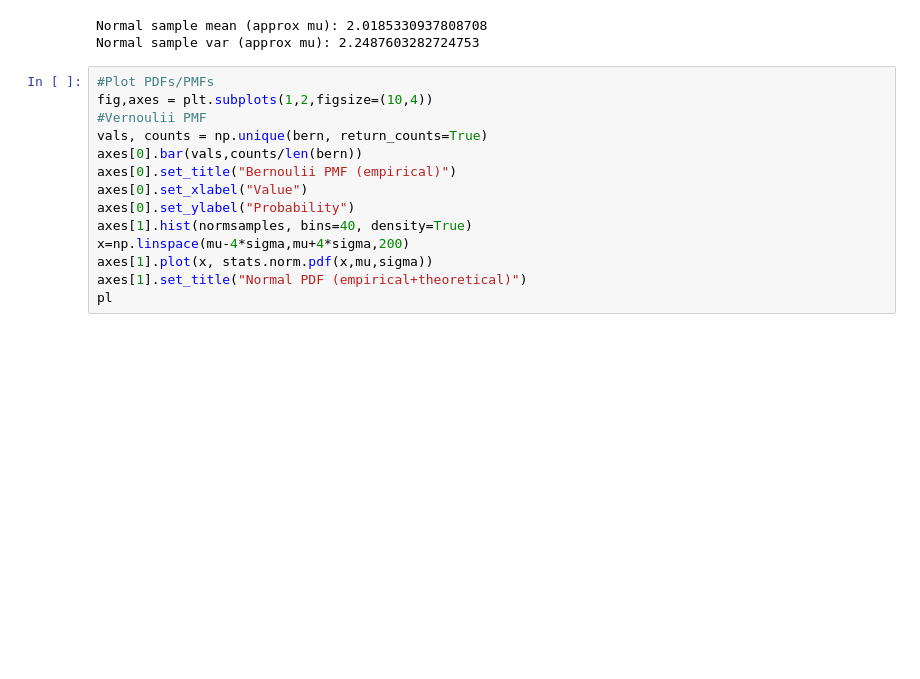
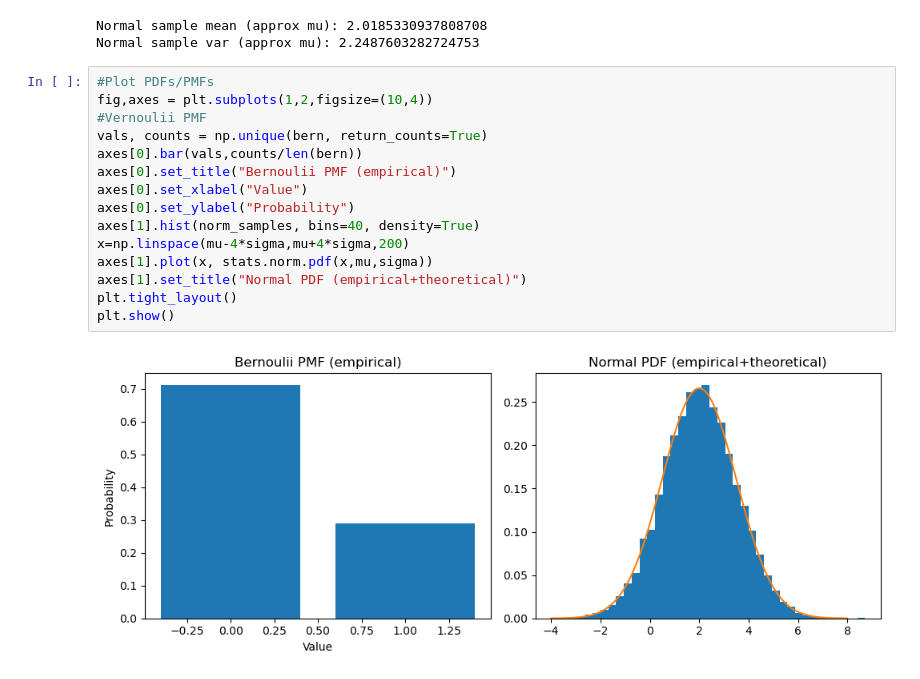
Before and after one commit to Coder-Amlan-for-College/MLC, a Jupyter notebook: Chapter 5.ipynb, the cells around one changed output. Cells and saved outputs as stored; diff of their text form; blank space fills up the shorter version.

```diff
--- a/Chapter 5.ipynb
+++ b/Chapter 5.ipynb
@@ -26,14 +26,17 @@ Normal sample var (approx mu): 2.2487603282724753
 # %%
 #Plot PDFs/PMFs
 fig,axes = plt.subplots(1,2,figsize=(10,4))
 #Vernoulii PMF
 vals, counts = np.unique(bern, return_counts=True)
 axes[0].bar(vals,counts/len(bern))
 axes[0].set_title("Bernoulii PMF (empirical)")
 axes[0].set_xlabel("Value")
 axes[0].set_ylabel("Probability")
-axes[1].hist(normsamples, bins=40, density=True)
+axes[1].hist(norm_samples, bins=40, density=True)
 x=np.linspace(mu-4*sigma,mu+4*sigma,200)
 axes[1].plot(x, stats.norm.pdf(x,mu,sigma))
 axes[1].set_title("Normal PDF (empirical+theoretical)")
-pl
+plt.tight_layout()
+plt.show()
+# %% [output]
+[figure, added]
```
